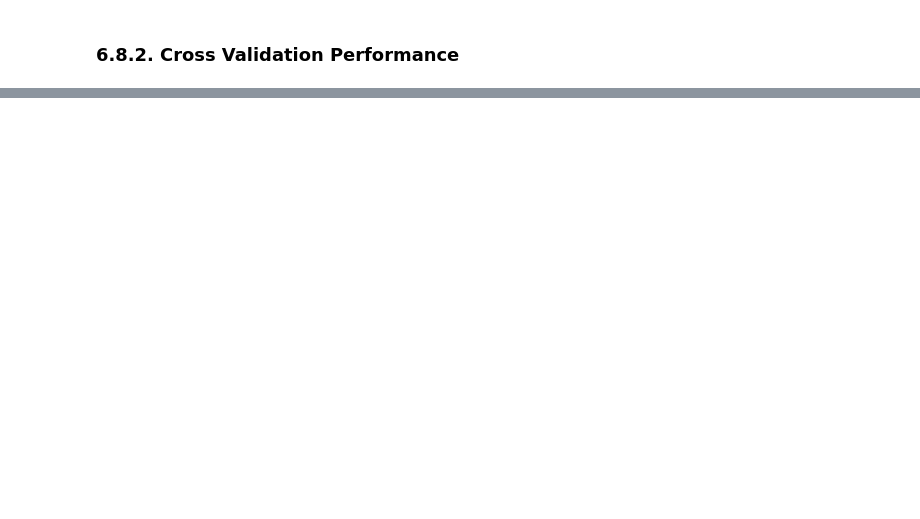
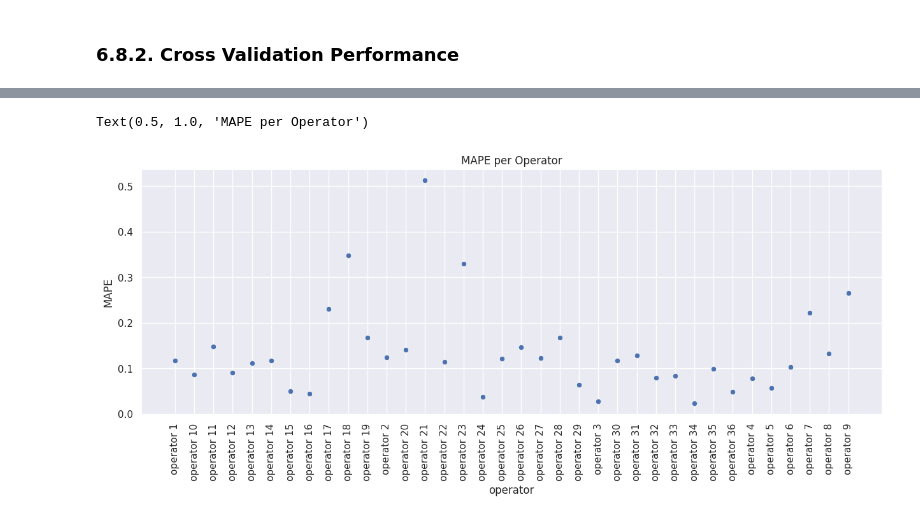
Before and after one commit to m4theus4ndr4de/regression-oil-production-prediction, a Jupyter notebook: notebook/production_prediction.ipynb, the cells around one changed output, grey strips where cells are left out. Drawn from its saved outputs; the diff is of its cells as text; code cells hidden in the pictures; blank space fills up the shorter version.

```diff
--- a/notebook/production_prediction.ipynb
+++ b/notebook/production_prediction.ipynb
@@ -1044,0 +1350,26 @@ models_performance_cv
+# %%
+# sum of predictions
+df81 = df8[['operator', 'predictions']].groupby('operator').sum().reset_index()
+
+# MAE and MAPE
+df8_aux1 = df8[['operator', 'production', 'predictions']].groupby('operator').apply(lambda x: mt.mean_absolute_error(x['production'], x['predictions'])).reset_index().rename(columns={0: 'MAE'})
+df8_aux2 = df8[['operator', 'production', 'predictions']].groupby('operator').apply(lambda x: mean_absolute_percentage_error(x['production'], x['predictions'])).reset_index().rename(columns={0: 'MAPE'})
+
+# merge
+df8_aux3 = pd.merge(df8_aux1, df8_aux2, how='inner', on='operator')
+df82 = pd.merge(df81, df8_aux3, how='inner', on='operator')
+
+# scenarios
+df82['worst_scenario'] = df82['predictions'] - df82['MAE']
+df82['best_scenario'] = df82['predictions'] + df82['MAE']
+
+# order columns
+df82 = df82[['operator', 'predictions', 'worst_scenario', 'best_scenario', 'MAE', 'MAPE']]
+
+plt.figure(figsize=(15, 5))
+sns.scatterplot(x='operator', y='MAPE', data=df82);
+plt.xticks(rotation=90);
+plt.title('MAPE per Operator')
+# %% [output]
+Text(0.5, 1.0, 'MAPE per Operator')
+[figure, added]
```
Also changed, not shown: parts of 27 cells of this notebook, 34 other files.
